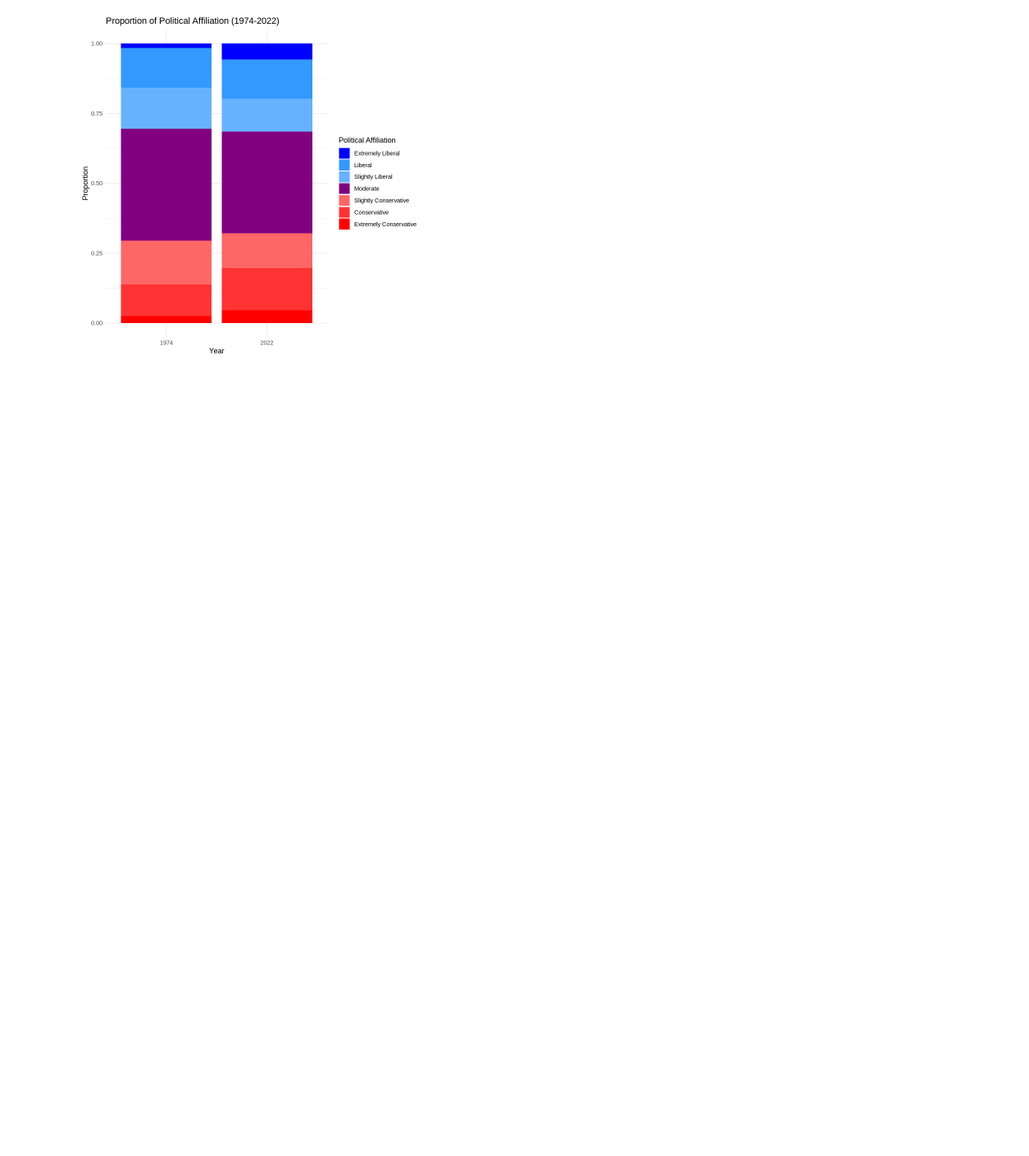
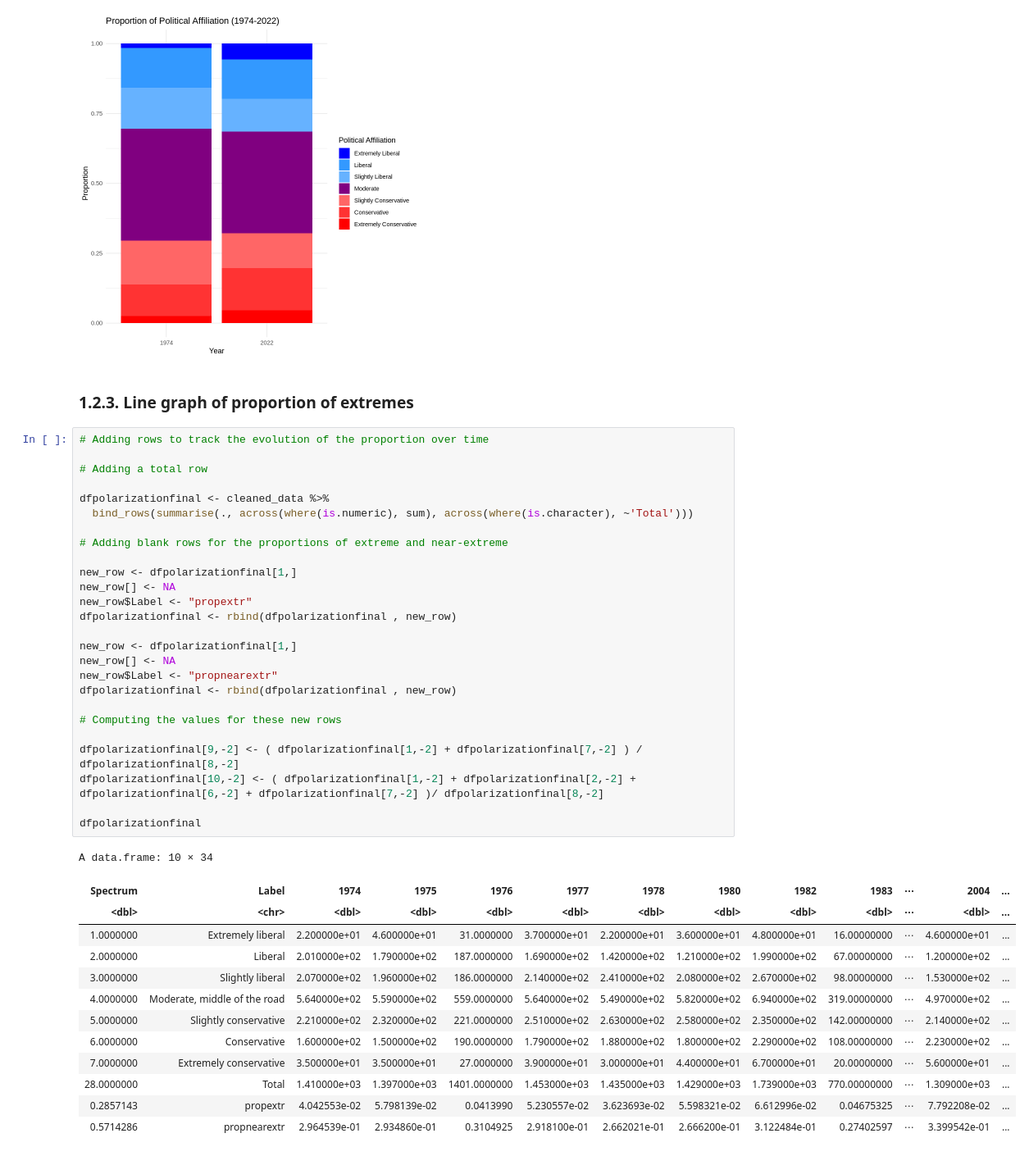
Before and after one commit to ceelkamalayko/API201DFinalExercise, a Jupyter notebook: Final_Exercise_notebook.ipynb, the cells around one changed output. Shown at 82% size. Cells and saved outputs as stored; diff of their text form; blank space fills up the shorter version.

```diff
--- a/Final_Exercise_notebook.ipynb
+++ b/Final_Exercise_notebook.ipynb
@@ -87,3 +137,45 @@ ggplot(ready_data, aes(x = factor(Year), y = Proportion, fill = factor(Spectrum)
   theme_minimal()
 # %% [output]
 [figure]
+# %% [markdown]
+### 1.2.3. Line graph of proportion of extremes
+# %%
+# Adding rows to track the evolution of the proportion over time
+
+# Adding a total row
+
+dfpolarizationfinal <- cleaned_data %>%
+  bind_rows(summarise(., across(where(is.numeric), sum), across(where(is.character), ~'Total')))
+
+# Adding blank rows for the proportions of extreme and near-extreme
+
+new_row <- dfpolarizationfinal[1,]
+new_row[] <- NA
+new_row$Label <- "propextr"
+dfpolarizationfinal <- rbind(dfpolarizationfinal , new_row)
+
+new_row <- dfpolarizationfinal[1,]
+new_row[] <- NA
+new_row$Label <- "propnearextr"
+dfpolarizationfinal <- rbind(dfpolarizationfinal , new_row)
+
+# Computing the values for these new rows
+
+dfpolarizationfinal[9,-2] <- ( dfpolarizationfinal[1,-2] + dfpolarizationfinal[7,-2] ) / dfpolarizationfinal[8,-2]
+dfpolarizationfinal[10,-2] <- ( dfpolarizationfinal[1,-2] + dfpolarizationfinal[2,-2] + dfpolarizationfinal[6,-2] + dfpolarizationfinal[7,-2] )/ dfpolarizationfinal[8,-2]
+
+dfpolarizationfinal
+# %% [output]
+A data.frame: 10 × 34
+| Spectrum | Label | 1974 | 1975 | 1976 | 1977 | 1978 | 1980 | 1982 | 1983 | ⋯ | 2004 | ... |
+| <dbl> | <chr> | <dbl> | <dbl> | <dbl> | <dbl> | <dbl> | <dbl> | <dbl> | <dbl> | ⋯ | <dbl> | ... |
+| 1.0000000 | Extremely liberal | 2.200000e+01 | 4.600000e+01 | 31.0000000 | 3.700000e+01 | 2.200000e+01 | 3.600000e+01 | 4.800000e+01 | 16.00000000 | ⋯ | 4.600000e+01 | ... |
+| 2.0000000 | Liberal | 2.010000e+02 | 1.790000e+02 | 187.0000000 | 1.690000e+02 | 1.420000e+02 | 1.210000e+02 | 1.990000e+02 | 67.00000000 | ⋯ | 1.200000e+02 | ... |
+| 3.0000000 | Slightly liberal | 2.070000e+02 | 1.960000e+02 | 186.0000000 | 2.140000e+02 | 2.410000e+02 | 2.080000e+02 | 2.670000e+02 | 98.00000000 | ⋯ | 1.530000e+02 | ... |
+| 4.0000000 | Moderate, middle of the road | 5.640000e+02 | 5.590000e+02 | 559.0000000 | 5.640000e+02 | 5.490000e+02 | 5.820000e+02 | 6.940000e+02 | 319.00000000 | ⋯ | 4.970000e+02 | ... |
+| 5.0000000 | Slightly conservative | 2.210000e+02 | 2.320000e+02 | 221.0000000 | 2.510000e+02 | 2.630000e+02 | 2.580000e+02 | 2.350000e+02 | 142.00000000 | ⋯ | 2.140000e+02 | ... |
+| 6.0000000 | Conservative | 1.600000e+02 | 1.500000e+02 | 190.0000000 | 1.790000e+02 | 1.880000e+02 | 1.800000e+02 | 2.290000e+02 | 108.00000000 | ⋯ | 2.230000e+02 | ... |
+| 7.0000000 | Extremely conservative | 3.500000e+01 | 3.500000e+01 | 27.0000000 | 3.900000e+01 | 3.000000e+01 | 4.400000e+01 | 6.700000e+01 | 20.00000000 | ⋯ | 5.600000e+01 | ... |
+| 28.0000000 | Total | 1.410000e+03 | 1.397000e+03 | 1401.0000000 | 1.453000e+03 | 1.435000e+03 | 1.429000e+03 | 1.739000e+03 | 770.00000000 | ⋯ | 1.309000e+03 | ... |
+| 0.2857143 | propextr | 4.042553e-02 | 5.798139e-02 | 0.0413990 | 5.230557e-02 | 3.623693e-02 | 5.598321e-02 | 6.612996e-02 | 0.04675325 | ⋯ | 7.792208e-02 | ... |
+| 0.5714286 | propnearextr | 2.964539e-01 | 2.934860e-01 | 0.3104925 | 2.918100e-01 | 2.662021e-01 | 2.666200e-01 | 3.122484e-01 | 0.27402597 | ⋯ | 3.399542e-01 | ... |
```
Also changed, not shown: parts of 50 cells of this notebook.
